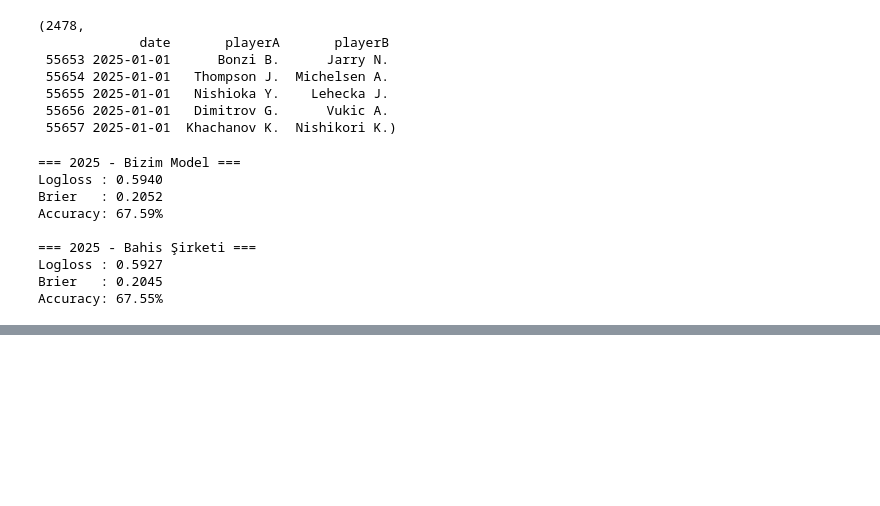
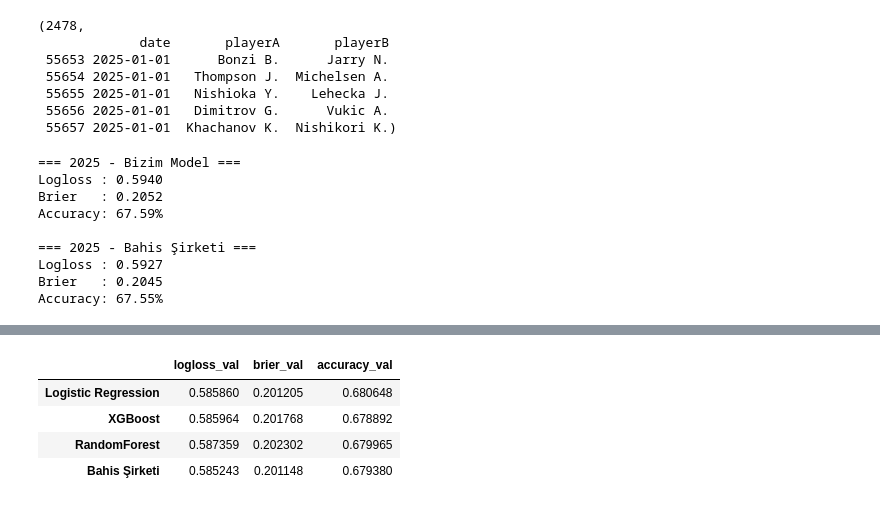
Before and after one commit to alperpamukcu/predictive-serve, a Jupyter notebook: notebooks/02_train_models.ipynb, the cells around one changed output, grey strips where cells are left out. Cells and saved outputs as stored; diff of their text form; code cells hidden in the pictures; blank space fills up the shorter version.

```diff
--- a/notebooks/02_train_models.ipynb
+++ b/notebooks/02_train_models.ipynb
@@ -572,0 +893,12 @@ len(feature_cols), feature_cols[:15]
+# %%
+# 2022'den önceki maçlar: train
+train_df = df[df["date"].dt.year < 2022].copy()
+val_df   = df[df["date"].dt.year >= 2022].copy()
+
+X_train = train_df[feature_cols]
+y_train = train_df["y"]
+
+X_val   = val_df[feature_cols]
+y_val   = val_df["y"]
+
+X_train.shape, X_val.shape
@@ -572,0 +907,6 @@ len(feature_cols), feature_cols[:15]
+# %%
+from sklearn.impute import SimpleImputer
+
+imputer = SimpleImputer(strategy="median")
+X_train_imp = imputer.fit_transform(X_train)
+X_val_imp   = imputer.transform(X_val)
@@ -572,0 +1002,37 @@ len(feature_cols), feature_cols[:15]
+# %%
+import pandas as pd
+
+market_proba_val = val_df["pA_market"].values
+
+market_logloss = log_loss(y_val, market_proba_val)
+market_brier   = brier_score_loss(y_val, market_proba_val)
+market_acc     = accuracy_score(y_val, (market_proba_val >= 0.5).astype(int))
+
+results = pd.DataFrame({
+    "logloss_val":  [
+        logreg_val_logloss,
+        xgb_val_logloss,
+        rf_val_logloss,
+        market_logloss,
+    ],
+    "brier_val":    [
+        logreg_val_brier,
+        xgb_val_brier,
+        rf_val_brier,
+        market_brier,
+    ],
+    "accuracy_val": [
+        logreg_val_acc,
+        xgb_val_acc,
+        rf_val_acc,
+        market_acc,
+    ],
+}, index=["Logistic Regression", "XGBoost", "RandomForest", "Bahis Şirketi"])
+
+results
+# %% [output]
+|  | logloss_val | brier_val | accuracy_val |
+| Logistic Regression | 0.585860 | 0.201205 | 0.680648 |
+| XGBoost | 0.585964 | 0.201768 | 0.678892 |
+| RandomForest | 0.587359 | 0.202302 | 0.679965 |
+| Bahis Şirketi | 0.585243 | 0.201148 | 0.679380 |
```
Also changed, not shown: parts of 24 cells of this notebook, 15 other files.
